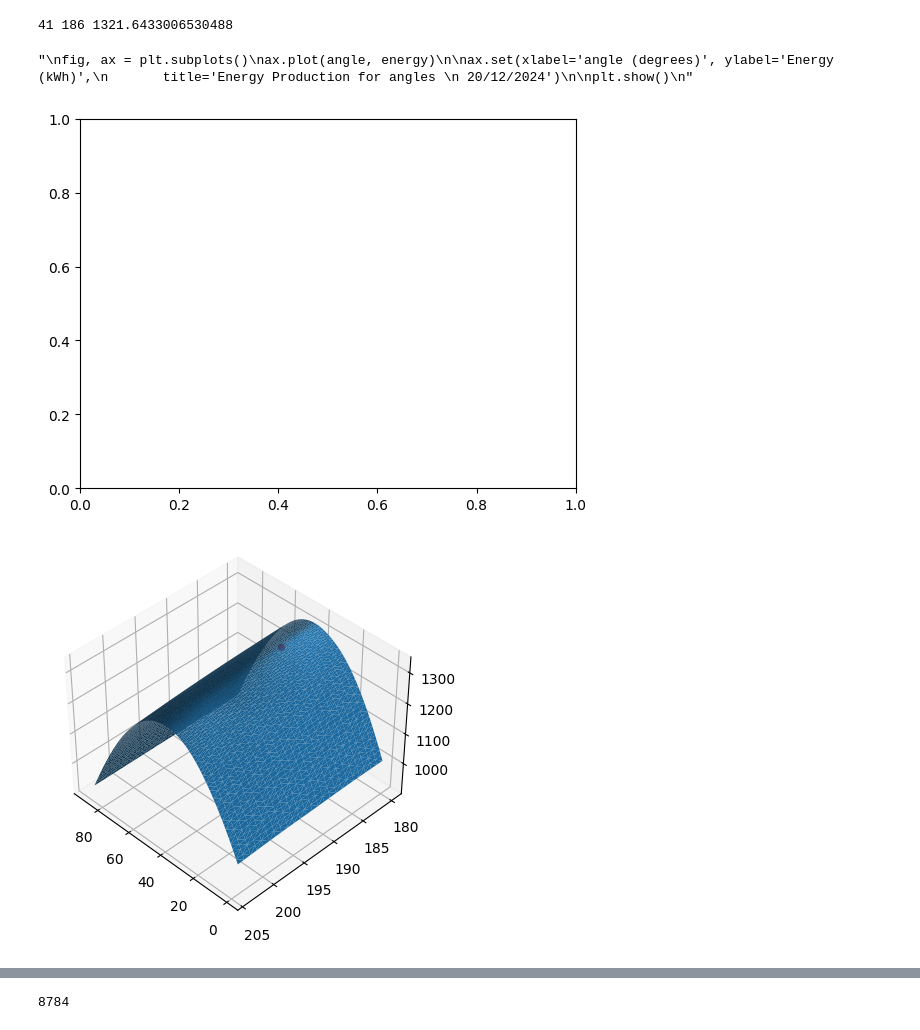
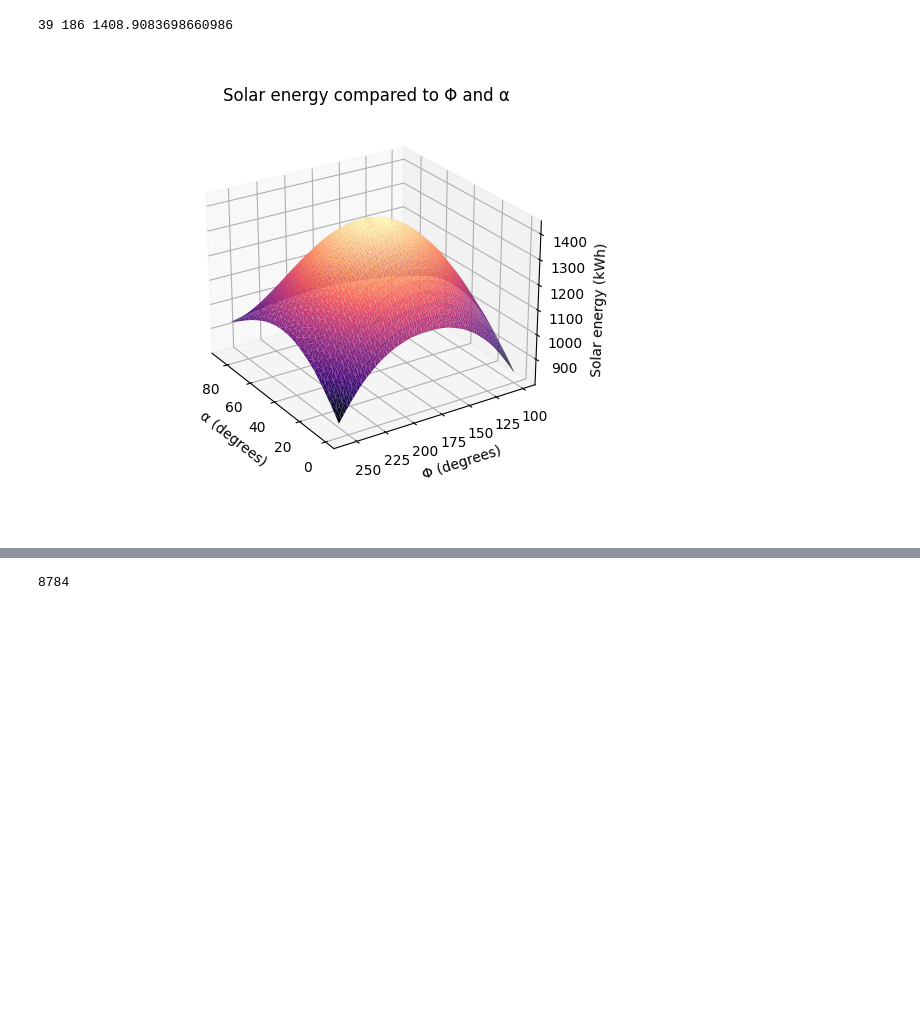
Before and after one commit to Romultra/Ultra-solar-panels, a Jupyter notebook: panelgrap.ipynb, the cells around one changed output, grey strips where cells are left out. Drawn from its saved outputs; the diff is of its cells as text; code cells hidden in the pictures; blank space fills up the shorter version.

```diff
--- a/panelgrap.ipynb
+++ b/panelgrap.ipynb
@@ -1,10 +1,14 @@
 # %%
+%matplotlib widget
+import matplotlib.pyplot as plt
 from panelpy import *
 import dtumathtools
 from mpl_toolkits.mplot3d import axes3d
+from sympy import*
+init_printing()
 
-start_date = "2024-04-20"
-end_date = "2024-04-20"
+start_date = "2024-12-20"
+end_date = "2024-12-20"
 delta_time = "Min"  # "Min", "H",
 
 # Definition of Location object. Using the latitude and altitude entered by the user
@@ -31,32 +35,31 @@ sunpos = site.get_solarposition(times)
 
 # Calculation of the 365 days energy production:
 for azimuth in [180]:
-    for alpha in range(0,90):
+    for alpha in range(0, 90):
         angle2.append(azimuth)
         angle.append(alpha)
-        energy.append(flux_function(azimuth, alpha, 0.5, 1, 1, sunpos)/60)
+        energy.append(flux_function(azimuth, alpha, 0.5, 1, 1, sunpos))
 indexi = np.argmax(energy)
 # %%
 from mpl_toolkits.mplot3d import axes3d
 
 print(angle[indexi],angle2[indexi],energy[indexi])
-fig, ax = plt.subplots()
-ax = plt.figure().add_subplot(projection='3d')
+fig= plt.figure()
+ax = plt.axes(projection='3d')
 # Plot the 3D surface
-ax.plot_trisurf(np.array(angle),np.array(angle2), np.array(energy))
-ax.scatter(angle[indexi],angle2[indexi],energy[indexi],marker = "o",c="red",alpha = 1)
-ax.view_init(40, 135, 0)
-
-
-
-"""
-
-"""
+ax.plot_trisurf(np.array(angle),np.array(angle2), np.array(energy),
+                cmap='magma',
+                antialiased=True,
+                linewidth=0)
+ax.scatter(angle[indexi],angle2[indexi],energy[indexi],s=50 ,marker = "o",c="red",alpha = 1)
+plt.title("Solar energy compared to Φ and α")
+plt.xlabel("α (degrees)")
+plt.ylabel("Φ (degrees)")
+ax.set_zlabel('Solar energy (kWh)')
+ax.view_init(25, 147, 0)
 # %% [output]
-41 186 1321.6433006530488
+39 186 1408.9083698660986
-"\nfig, ax = plt.subplots()\nax.plot(angle, energy)\n\nax.set(xlabel='angle (degrees)', ylabel='Energy (kWh)',\n       title='Energy Production for angles \n 20/12/2024')\n\nplt.show()\n"
-[figure, old version]
+[figure, new version]
-[figure, removed]
 # %%
 fig, ax = plt.subplots()
 ax.plot(angle, energy)
```
Also changed, not shown: parts of 2 cells of this notebook, 14 other files.
